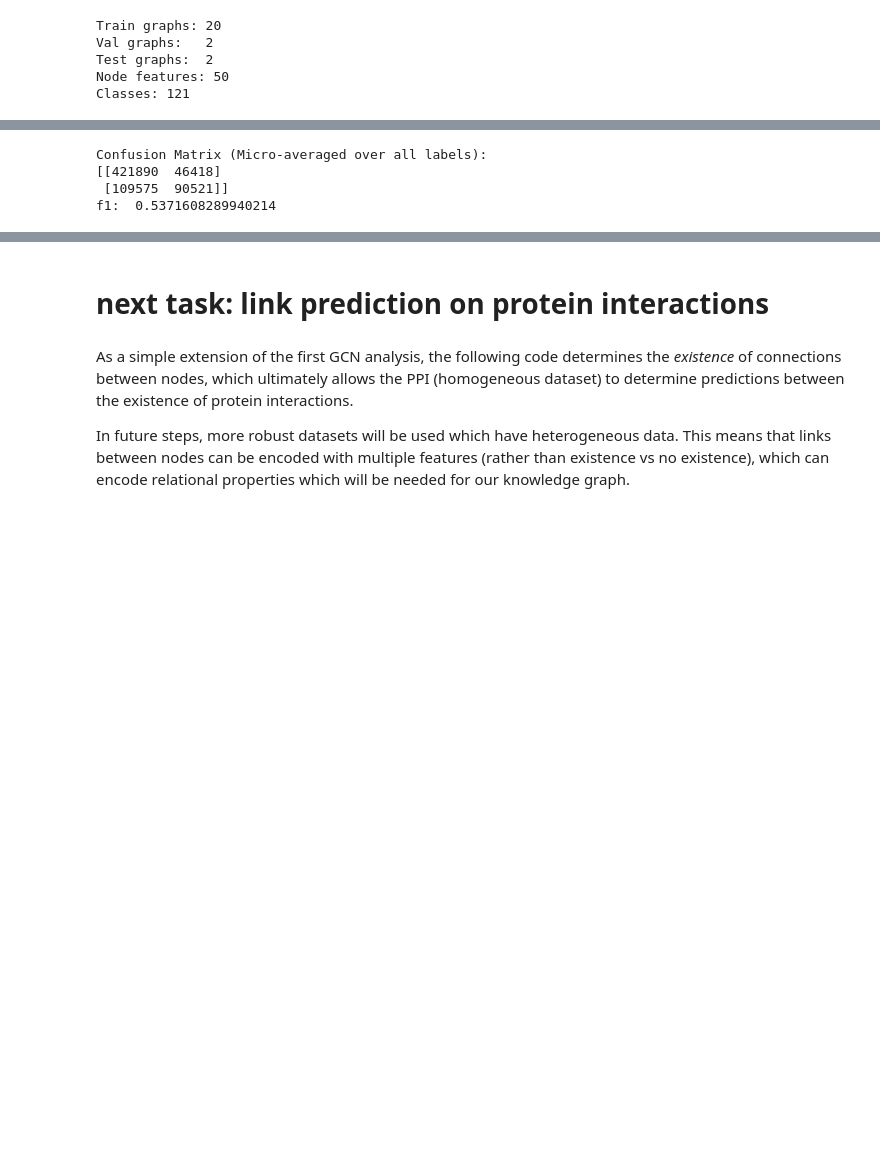
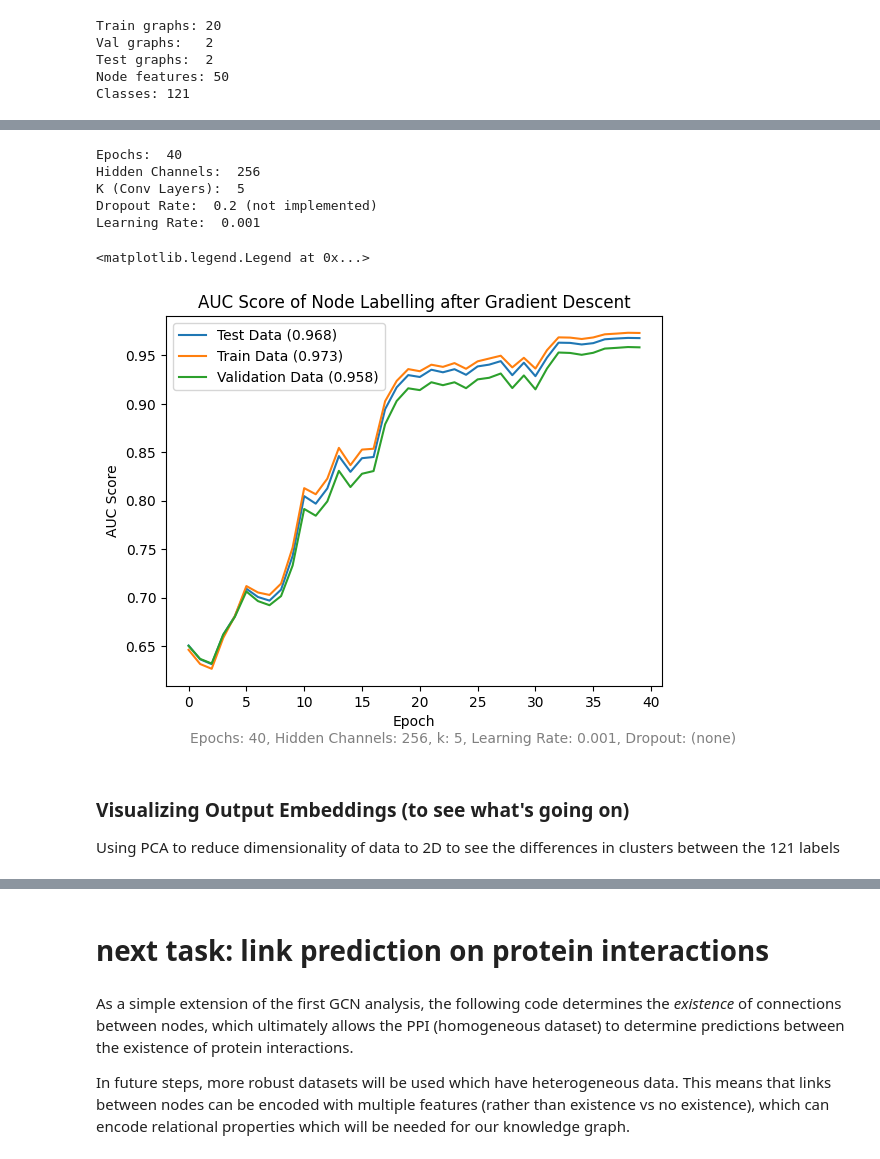
Before and after one commit to seamalt/GNN_TCell, a Jupyter notebook: PPI_GCN_Test.ipynb, the cells around one changed output, grey strips where cells are left out. Drawn from its saved outputs; the diff is of its cells as text; code cells hidden in the pictures; blank space fills up the shorter version.

```diff
--- a/PPI_GCN_Test.ipynb
+++ b/PPI_GCN_Test.ipynb
@@ -97,3 +101,9 @@ Classes: 121
+# %%
+hidden_channels=256
+k=5
+dropout=0.2
+lr=0.001
+epochs = 40
 # %%
 device = torch.device("cuda" if torch.cuda.is_available() else "cpu")
 
@@ -135,5 +159,7 @@ def evaluate(loader): # micro-averaged evaluator for true label, false label, or
 # %%
-epochs = 30
+train_aucs = []
+val_aucs = []
+test_aucs = []
 
 for epoch in range(1, epochs + 1):
     model.train()
@@ -145,22 +171,28 @@ for epoch in range(1, epochs + 1):
 
         logits, embeddings = model(data.x, data.edge_index)
         loss = criterion(logits, data.y)
+        # scheduler.step(val_auc)
 
         loss.backward()
         optimizer.step()
 
         total_loss += loss.item()
 
-    train_loss, train_acc, _ = evaluate(train_loader)
-    val_loss, val_acc, _ = evaluate(val_loader)
-    test_loss, test_acc, _ = evaluate(test_loader)
+    train_loss, train_auc = evaluate(train_loader)
+    val_loss, val_auc = evaluate(val_loader)
+    test_loss, test_auc = evaluate(test_loader)
+
+    scheduler.step(test_auc) # adjust learning rate based on validated data
+    train_aucs.append(train_auc)
+    test_aucs.append(test_auc)
+    val_aucs.append(val_auc)
 
     print(f"""
 Epoch {epoch:03d}
 ---------------------------
-Train Loss: {train_loss:.4f} | Train Acc: {train_acc:.4f}
-Val   Loss: {val_loss:.4f} | Val   Acc: {val_acc:.4f}
-Test  Loss: {test_loss:.4f} | Test  Acc: {test_acc:.4f}
+Train Loss: {train_loss:.4f} | Train Auc: {train_auc:.4f}
+Val   Loss: {val_loss:.4f} | Val   Auc: {val_auc:.4f}
+Test  Loss: {test_loss:.4f} | Test  Auc: {test_auc:.4f}
 """)
 # %% [output]
 Epoch 001
@@ -183,16 +215,41 @@ Test  Loss: 0.5008 | Test  Acc: 0.7666
+# %%
+import matplotlib.pyplot as plt
+
+print("Epochs: ", len(test_aucs))
+print("Hidden Channels: ", hidden_channels)
+print("K (Conv Layers): ", k)
+print("Dropout Rate: ", dropout, "(not implemented)")
+print("Learning Rate: ", lr)
+plt.plot(test_aucs, label=f"Test Data ({test_aucs[-1]:.3f})")
+plt.plot(train_aucs, label=f"Train Data ({train_aucs[-1]:.3f})")
+plt.plot(val_aucs, label=f"Validation Data ({val_aucs[-1]:.3f})")
+plt.xlabel("Epoch")
+plt.ylabel("AUC Score")
+plt.title("AUC Score of Node Labelling after Gradient Descent")
+plt.text(0.1, 0.55, f'Epochs: {len(test_aucs)}, Hidden Channels: {hidden_channels}, k: {k}, Learning Rate: {lr}, Dropout: (none)'
+, color='gray')
+plt.legend()
+# %% [output]
+Epochs:  40
+Hidden Channels:  256
+K (Conv Layers):  5
+Dropout Rate:  0.2 (not implemented)
+Learning Rate:  0.001
+<matplotlib.legend.Legend at 0x...>
+[figure, added]
 # %%
-_, _, test_cm = evaluate(test_loader)
+# _, _, test_cm = evaluate(test_loader)
 
-print("Confusion Matrix (Micro-averaged over all labels):")
-print(test_cm)
+# print("Confusion Matrix (Micro-averaged over all labels):")
+# print(test_cm)
 
-precision = test_cm[1, 1] / (test_cm[1, 1] + test_cm[0, 1])
-recall = test_cm[1, 1] / (test_cm[1, 1] + test_cm[1, 0])
+# precision = test_cm[1, 1] / (test_cm[1, 1] + test_cm[0, 1])
+# recall = test_cm[1, 1] / (test_cm[1, 1] + test_cm[1, 0])
 
-f1_score = 2 * (precision * recall) / (precision + recall)
-print("f1: ",f1_score)
+# f1_score = 2 * (precision * recall) / (precision + recall)
+# print("f1: ",f1_score)
+
+# confusion matrix (removed for clarity due to incompatibility with multi-label problem)
-# %% [output]
-Confusion Matrix (Micro-averaged over all labels):
-[[421890  46418]
- [109575  90521]]
-f1:  0.5371608289940214
+# %% [markdown]
+### Visualizing Output Embeddings (to see what's going on)
+Using PCA to reduce dimensionality of data to 2D to see the differences in clusters between the 121 labels
```
Also changed, not shown: parts of 18 cells of this notebook.
